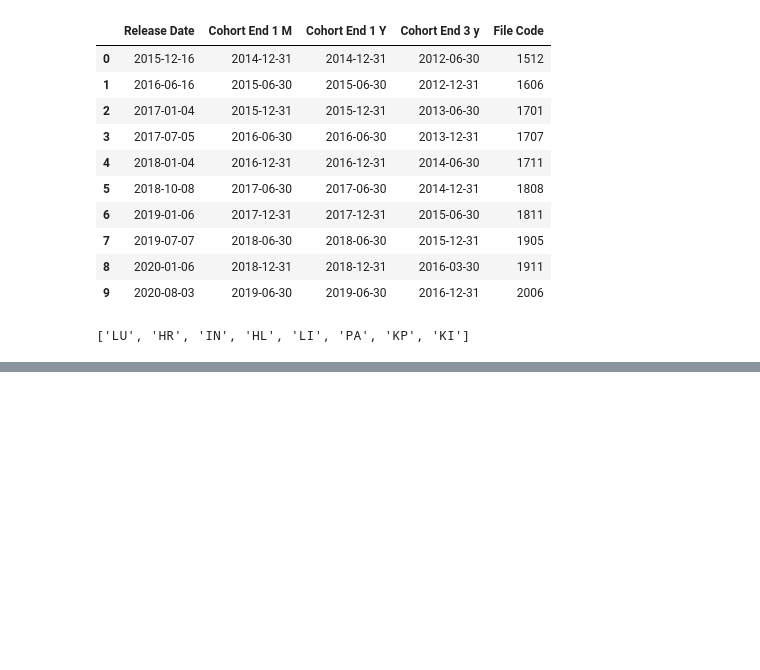
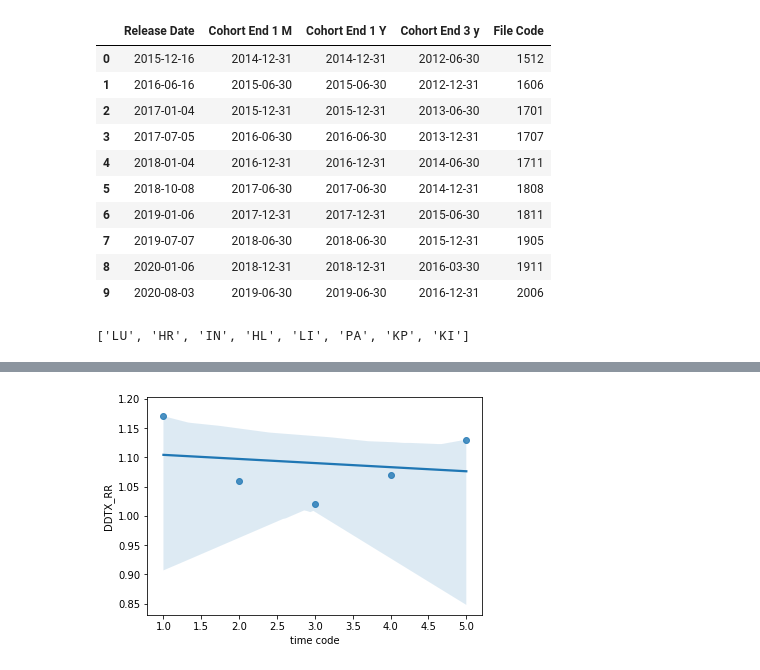
Before and after one commit to heatherjcohen/SRTR, a Jupyter notebook: Predict A Score for Next Cohort.ipynb, the cells around one changed output, grey strips where cells are left out. Cells and saved outputs as stored; diff of their text form; code cells hidden in the pictures; blank space fills up the shorter version.

Commit message:
visuals

```diff
--- a/Predict A Score for Next Cohort.ipynb
+++ b/Predict A Score for Next Cohort.ipynb
@@ -110,13 +110,16 @@ organcodes
 # %%
 #first just one organ, one metric
 # %%
-sheetlist = pd.DataFrame()
+sheetlist = {}
+
+
 
 
 for file in onlyfiles:
     if 'HR' in file:
         #print(file)
         df1 = pd.read_excel(file, sheet_name =None)
-        for key in df1.keys():
-            print(key)
+        sheetlist[file] = list(df1.keys())
+
+sheetlist
 # %% [output]
@@ -145,13 +148,11 @@ HR = pd.DataFrame()
 columnslist = ["center","RELEASE_DATE",'DDTX_RR']
 for file in onlyfiles:
     if 'HR' in file:
-        #print(file)
-        df1 = pd.read_excel(file, sheet_name =None)
-        if 'Tbls B4-B5 & Fig B1-B6 - All' in df1.keys():
+        if 'Tbls B4-B5 & Fig B1-B6 - All' in sheetlist[file]:
             df = pd.read_excel(file, sheet_name ='Tbls B4-B5 & Fig B1-B6 - All')
 
             df.columns = df.columns.str.strip()
-            df2 = df[columnslist]
-            df2 = df2.iloc[1:]
-            df2.center = df2.center.str.strip()
-            HR = pd.concat([HR, df2])
+            if 'DDTX_RR' in df.columns:
+                df2 = df[columnslist]
+                df2 = df2.iloc[1:]
+                HR = pd.concat([HR, df2])
@@ -165,0 +159,8 @@ KeyError: "['DDTX_RR'] not in index"
+# %%
+HR['code'] = HR['center'].astype(str).str[0:4]
+# %%
+example1 = HR[HR['code']=='CACS']
+example1['RELEASE_DATE'] = pd.to_datetime(example1['RELEASE_DATE'])
+example1['time code'] = [1,2,3,4,5]
+example1["DDTX_RR"]= pd.to_numeric(example1["DDTX_RR"],errors='coerce')
+example1
@@ -165,0 +194,4 @@ KeyError: "['DDTX_RR'] not in index"
+# %%
+sns.regplot(x="time code", y="DDTX_RR", data=example1);
+# %% [output]
+[figure, added]
```
Also changed, not shown: parts of 10 cells of this notebook.
